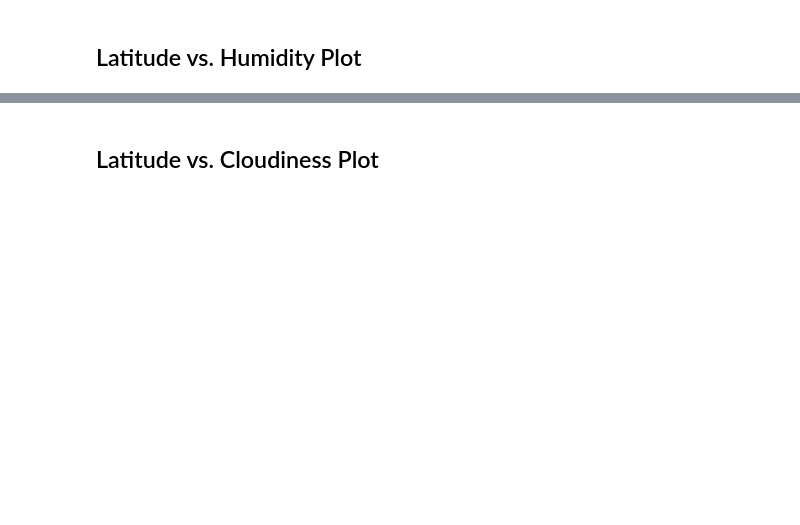
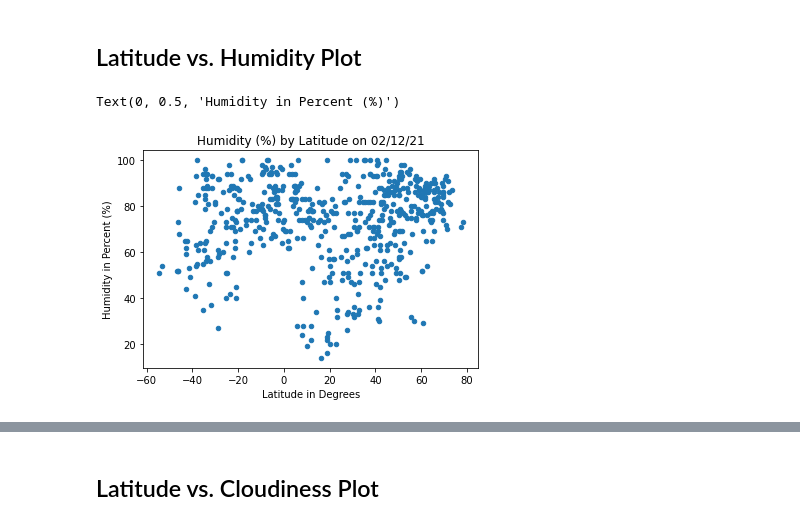
Before and after one commit to NateWitte/python_api_challenge, a Jupyter notebook: WeatherPy/StarterWeatherPy.ipynb, the cells around one changed output, grey strips where cells are left out. Saved outputs shown, nothing was run; the diff lists cells and outputs as text; code cells hidden in the pictures; blank space fills up the shorter version.

```diff
--- a/WeatherPy/StarterWeatherPy.ipynb
+++ b/WeatherPy/StarterWeatherPy.ipynb
@@ -216,2 +224,9 @@ today_date=datetime.today().strftime('%m/%d/%y')
 # %% [markdown]
 ## Latitude vs. Humidity Plot
+# %%
+latvshum=clean_city_data.plot.scatter("Lat","Humidity", title=(f"Humidity (%) by Latitude on {today_date}"))
+latvshum.set_xlabel("Latitude in Degrees")
+latvshum.set_ylabel("Humidity in Percent (%)")
+# %% [output]
+Text(0, 0.5, 'Humidity in Percent (%)')
+[figure, added]
```
Also changed, not shown: parts of 9 cells of this notebook.
